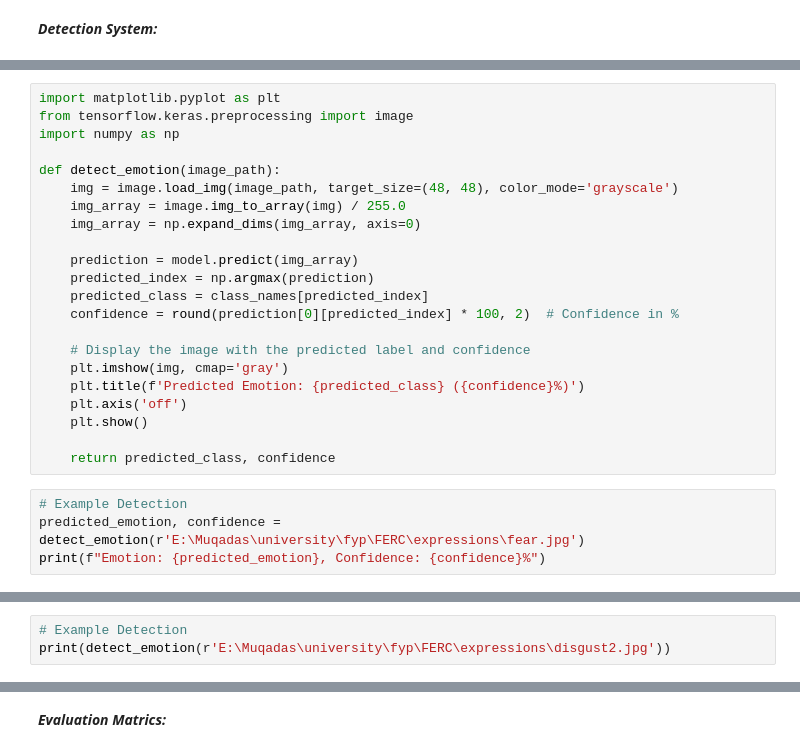
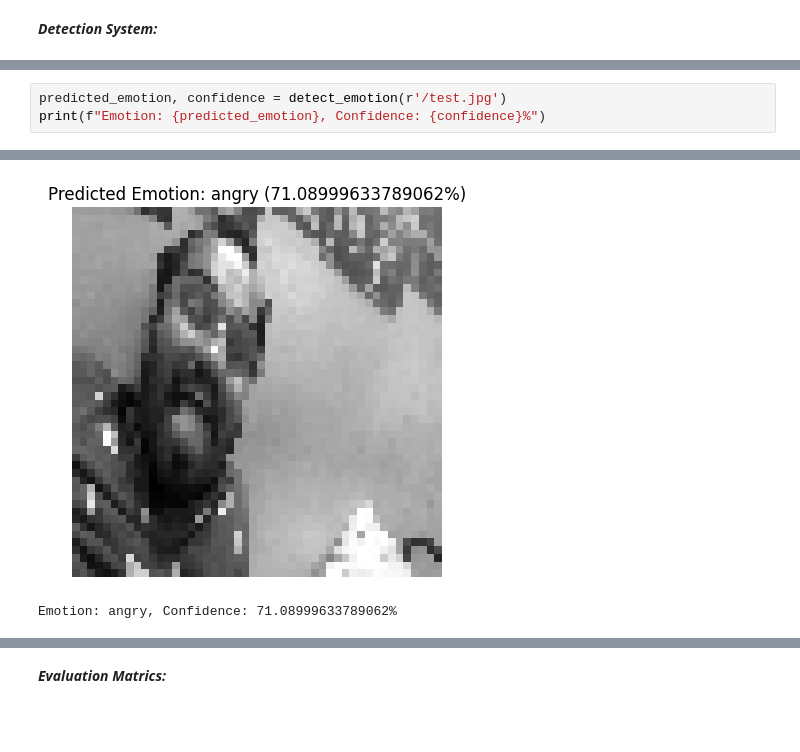
Before and after one commit to SweetGiraffo/AIML-PROJECT-EMOTION, a Jupyter notebook: Facial Expression Recognition using CNN.ipynb, the cells around one changed output, grey strips where cells are left out. Cells and saved outputs as stored; diff of their text form; blank space fills up the shorter version.

```diff
--- a/Facial Expression Recognition using CNN.ipynb
+++ b/Facial Expression Recognition using CNN.ipynb
@@ -143,26 +151,4 @@ plt.figure(figsize=(12, 4))
-# %%
-import matplotlib.pyplot as plt
-from tensorflow.keras.preprocessing import image
-import numpy as np
-
-def detect_emotion(image_path):
-    img = image.load_img(image_path, target_size=(48, 48), color_mode='grayscale')
-    img_array = image.img_to_array(img) / 255.0
-    img_array = np.expand_dims(img_array, axis=0)
-
-    prediction = model.predict(img_array)
-    predicted_index = np.argmax(prediction)
-    predicted_class = class_names[predicted_index]
-    confidence = round(prediction[0][predicted_index] * 100, 2)  # Confidence in %
-
-    # Display the image with the predicted label and confidence
-    plt.imshow(img, cmap='gray')
-    plt.title(f'Predicted Emotion: {predicted_class} ({confidence}%)')
-    plt.axis('off')
-    plt.show()
-
-    return predicted_class, confidence
 # %%
-# Example Detection
-predicted_emotion, confidence = detect_emotion(r'E:\Muqadas\university\fyp\FERC\expressions\fear.jpg')
+predicted_emotion, confidence = detect_emotion(r'/test.jpg')
 print(f"Emotion: {predicted_emotion}, Confidence: {confidence}%")
+# %% [output]
@@ -169,3 +156,2 @@ print(f"Emotion: {predicted_emotion}, Confidence: {confidence}%")
+[figure, added]
+Emotion: angry, Confidence: 71.08999633789062%
-# %%
-# Example Detection
-print(detect_emotion(r'E:\Muqadas\university\fyp\FERC\expressions\disgust2.jpg'))
```
Also changed, not shown: parts of 25 cells of this notebook.
